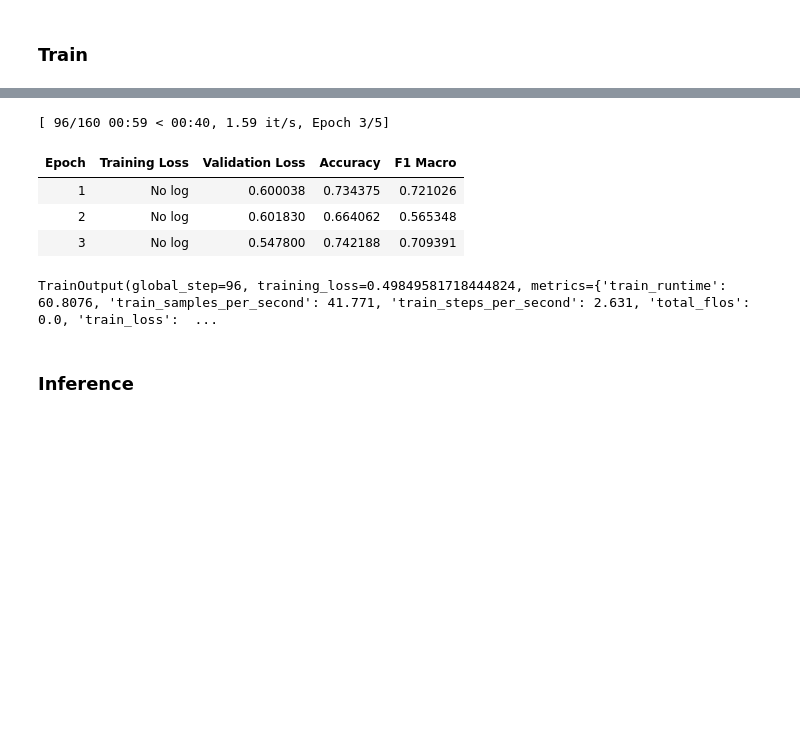
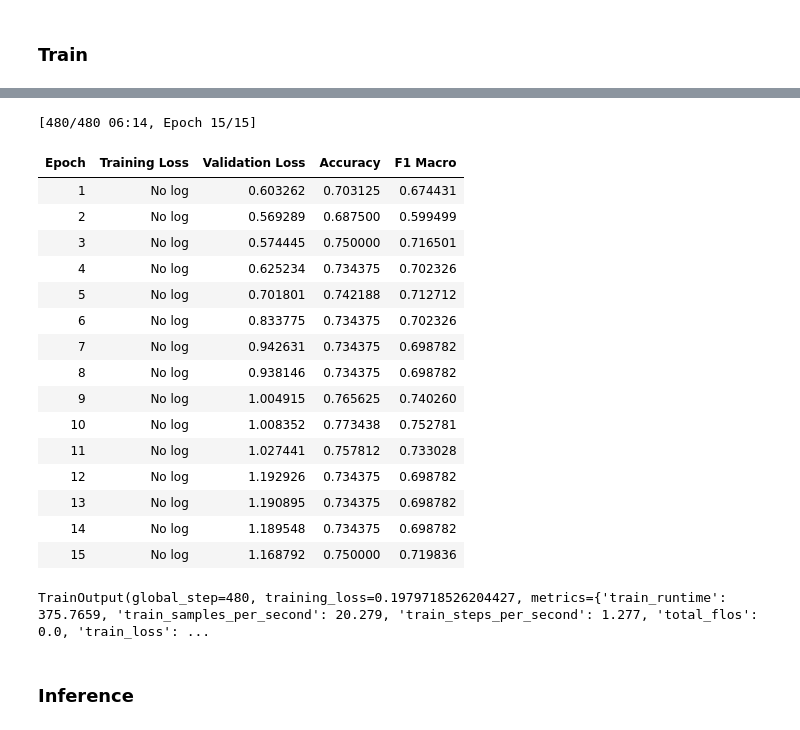
Before and after one commit to Selinaliu1030/ChinesePun, a Jupyter notebook: toxic_classifier.ipynb, the cells around one changed output, grey strips where cells are left out. Cells and saved outputs as stored; diff of their text form; code cells hidden in the pictures; blank space fills up the shorter version.

```diff
--- a/toxic_classifier.ipynb
+++ b/toxic_classifier.ipynb
@@ -215,33 +215,45 @@ Notes:
 # %%
 args = TrainingArguments(
     output_dir="./models/toxic_classifier",
     eval_strategy="epoch",
     save_strategy="epoch",
-    learning_rate=2e-5,
+    learning_rate=1e-5,
     per_device_train_batch_size=16 if device != "cpu" else 2,
     num_train_epochs=15 if device != "cpu" else 2,
     load_best_model_at_end=True,
     weight_decay=0.01,
     metric_for_best_model="f1_macro",
 )
 
 trainer = Trainer(
     model=model,
     args=args,
     train_dataset=tokenized_dataset["train"],
     eval_dataset=tokenized_dataset["validation"],
     compute_metrics=compute_metrics,
-    callbacks=[EarlyStoppingCallback(early_stopping_patience=2)],
+    callbacks=[EarlyStoppingCallback(early_stopping_patience=8)],
 )
 
 trainer.train()
 # %% [output]
-[ 96/160 00:59 < 00:40, 1.59 it/s, Epoch 3/5]
+[480/480 06:14, Epoch 15/15]
 | Epoch | Training Loss | Validation Loss | Accuracy | F1 Macro |
-| 1 | No log | 0.600038 | 0.734375 | 0.721026 |
-| 2 | No log | 0.601830 | 0.664062 | 0.565348 |
-| 3 | No log | 0.547800 | 0.742188 | 0.709391 |
+| 1 | No log | 0.603262 | 0.703125 | 0.674431 |
+| 2 | No log | 0.569289 | 0.687500 | 0.599499 |
+| 3 | No log | 0.574445 | 0.750000 | 0.716501 |
+| 4 | No log | 0.625234 | 0.734375 | 0.702326 |
+| 5 | No log | 0.701801 | 0.742188 | 0.712712 |
+| 6 | No log | 0.833775 | 0.734375 | 0.702326 |
+| 7 | No log | 0.942631 | 0.734375 | 0.698782 |
+| 8 | No log | 0.938146 | 0.734375 | 0.698782 |
+| 9 | No log | 1.004915 | 0.765625 | 0.740260 |
+| 10 | No log | 1.008352 | 0.773438 | 0.752781 |
+| 11 | No log | 1.027441 | 0.757812 | 0.733028 |
+| 12 | No log | 1.192926 | 0.734375 | 0.698782 |
+| 13 | No log | 1.190895 | 0.734375 | 0.698782 |
+| 14 | No log | 1.189548 | 0.734375 | 0.698782 |
+| 15 | No log | 1.168792 | 0.750000 | 0.719836 |
-TrainOutput(global_step=96, training_loss=0.49849581718444824, metrics={'train_runtime': 60.8076, 'train_samples_per_second': 41.771, 'train_steps_per_second': 2.631, 'total_flos': 0.0, 'train_loss':  ...
+TrainOutput(global_step=480, training_loss=0.1979718526204427, metrics={'train_runtime': 375.7659, 'train_samples_per_second': 20.279, 'train_steps_per_second': 1.277, 'total_flos': 0.0, 'train_loss': ...
 # %% [markdown]
 ### Inference
 # %%
```
Also changed, not shown: parts of 7 cells of this notebook.
